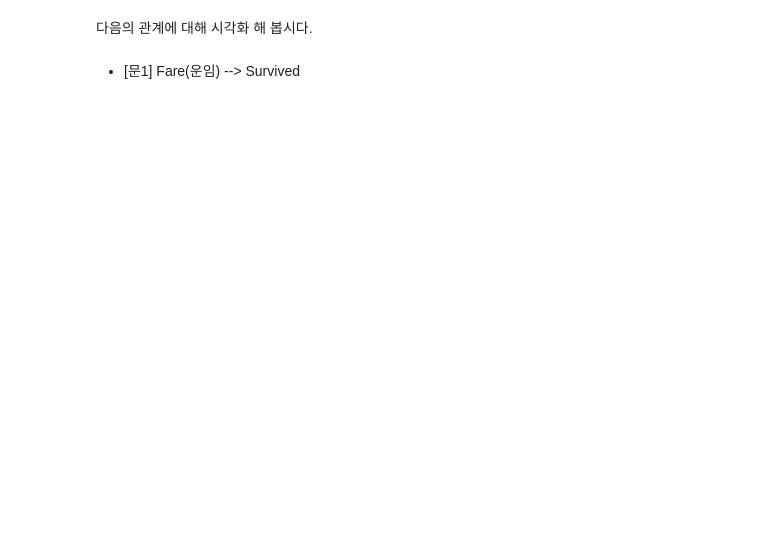
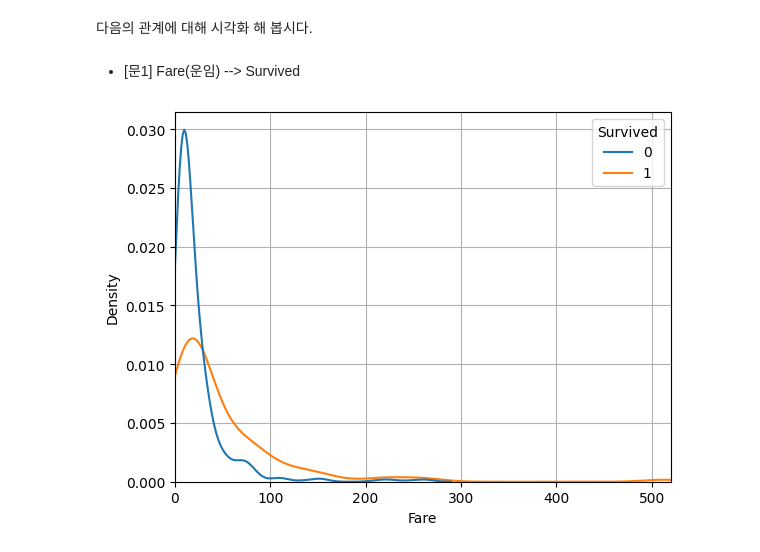
Before and after one commit to chrisseo2002/Data_Analysis, a Jupyter notebook: 10_이변량_숫자 vs 범주.ipynb, the cells around one changed output. Cells and saved outputs as stored; diff of their text form; code cells hidden in the pictures; blank space fills up the shorter version.

```diff
--- a/10_이변량_숫자 vs 범주.ipynb
+++ b/10_이변량_숫자 vs 범주.ipynb
@@ -73,3 +90,11 @@ plt.show()
 다음의 관계에 대해 시각화 해 봅시다.
 # %% [markdown]
 * [문1] Fare(운임) --> Survived
+# %%
+sns.kdeplot(x='Fare', data = titanic, hue ='Survived',
+            common_norm = False)
+plt.grid()
+plt.xlim(0,520)
+plt.show()
+# %% [output]
+[figure, added]
```
Also changed, not shown: parts of 8 cells of this notebook, 1 other file.
